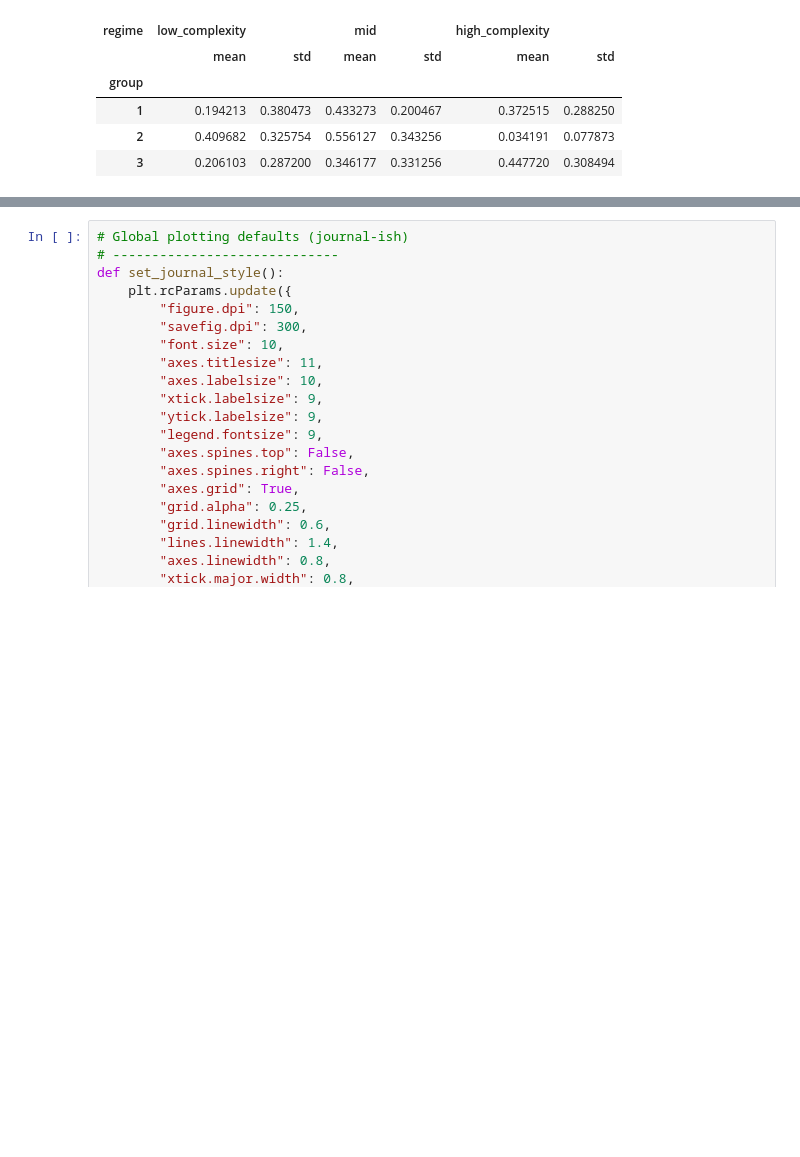
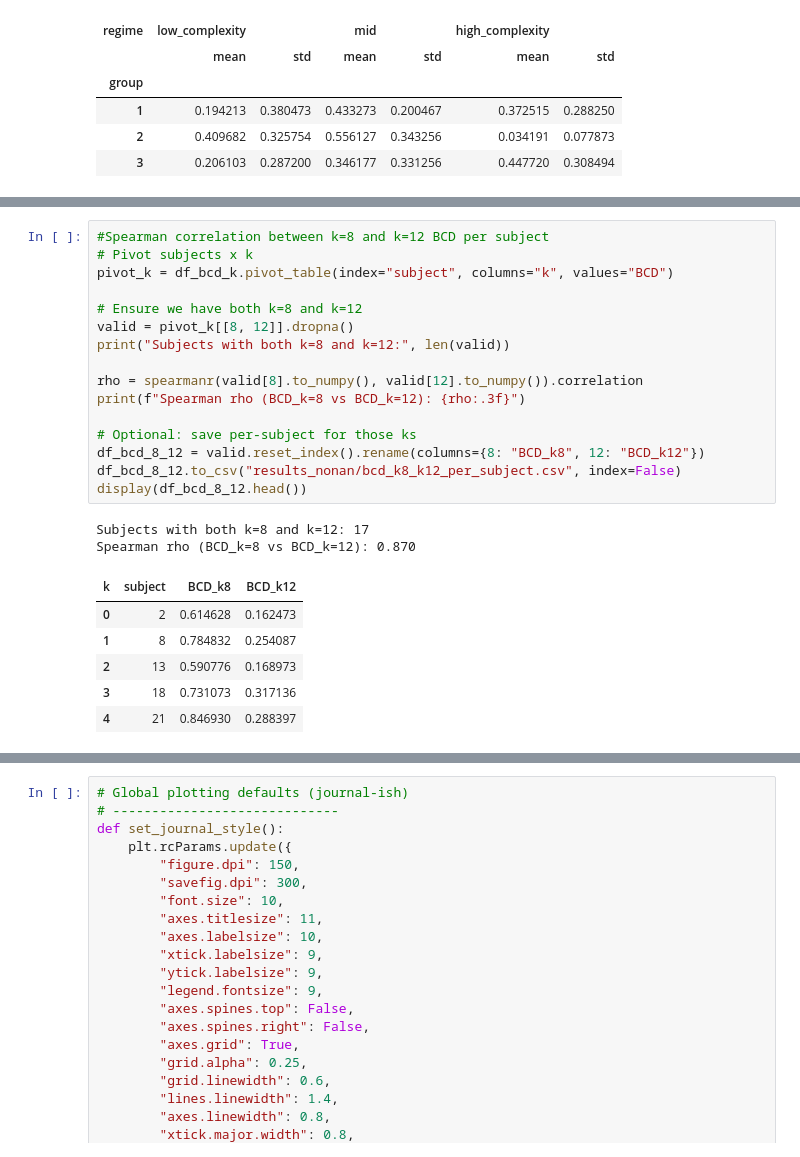
Before and after one commit to carmare13/Gait-Stability, a Jupyter notebook: NoteBooks/NONAN_AI.ipynb, the cells around one changed output, grey strips where cells are left out. Cells and saved outputs as stored; diff of their text form; blank space fills up the shorter version.

```diff
--- a/NoteBooks/NONAN_AI.ipynb
+++ b/NoteBooks/NONAN_AI.ipynb
@@ -616,0 +732,25 @@ Saved results to results_nonan/
+# %%
+#Spearman correlation between k=8 and k=12 BCD per subject
+# Pivot subjects x k
+pivot_k = df_bcd_k.pivot_table(index="subject", columns="k", values="BCD")
+
+# Ensure we have both k=8 and k=12
+valid = pivot_k[[8, 12]].dropna()
+print("Subjects with both k=8 and k=12:", len(valid))
+
+rho = spearmanr(valid[8].to_numpy(), valid[12].to_numpy()).correlation
+print(f"Spearman rho (BCD_k=8 vs BCD_k=12): {rho:.3f}")
+
+# Optional: save per-subject for those ks
+df_bcd_8_12 = valid.reset_index().rename(columns={8: "BCD_k8", 12: "BCD_k12"})
+df_bcd_8_12.to_csv("results_nonan/bcd_k8_k12_per_subject.csv", index=False)
+display(df_bcd_8_12.head())
+# %% [output]
+Subjects with both k=8 and k=12: 17
+Spearman rho (BCD_k=8 vs BCD_k=12): 0.870
+| k | subject | BCD_k8 | BCD_k12 |
+| 0 | 2 | 0.614628 | 0.162473 |
+| 1 | 8 | 0.784832 | 0.254087 |
+| 2 | 13 | 0.590776 | 0.168973 |
+| 3 | 18 | 0.731073 | 0.317136 |
+| 4 | 21 | 0.846930 | 0.288397 |
```
Also changed, not shown: parts of 15 cells of this notebook, 3 other files.
